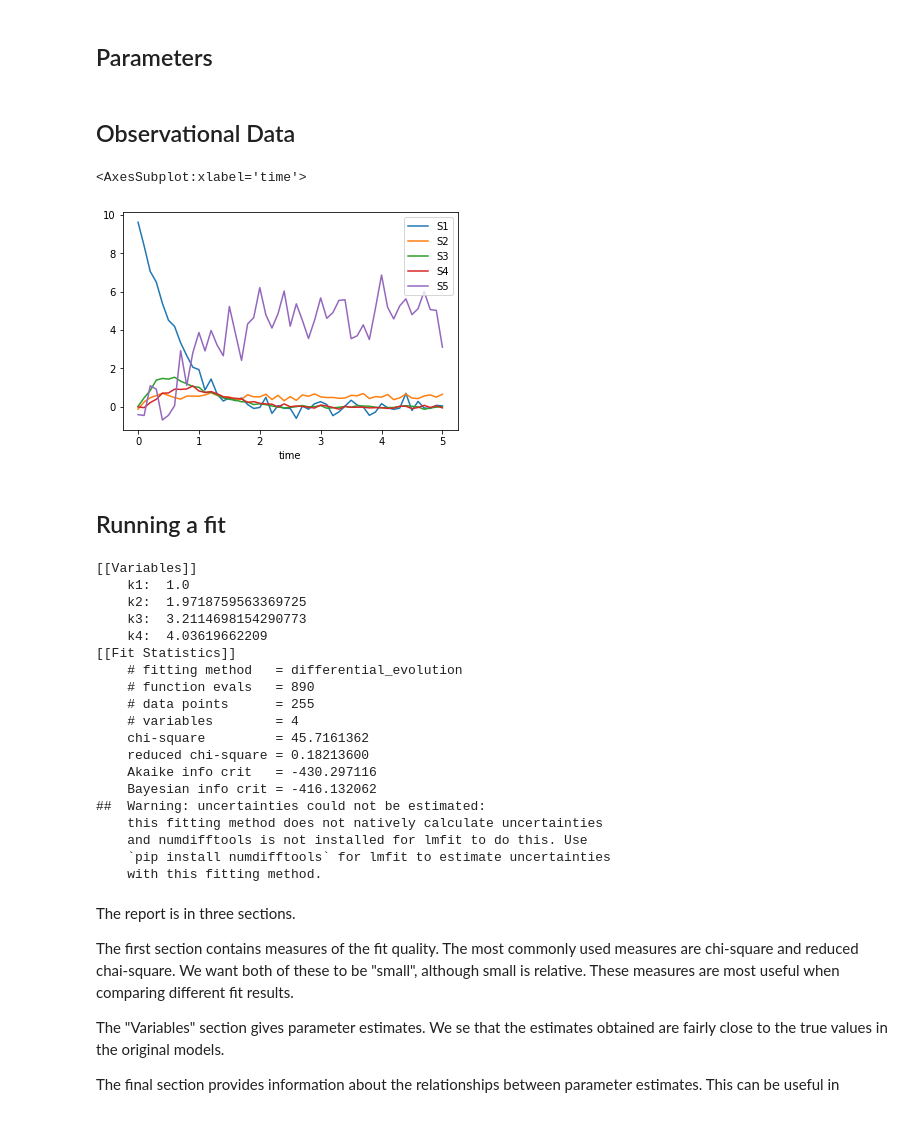
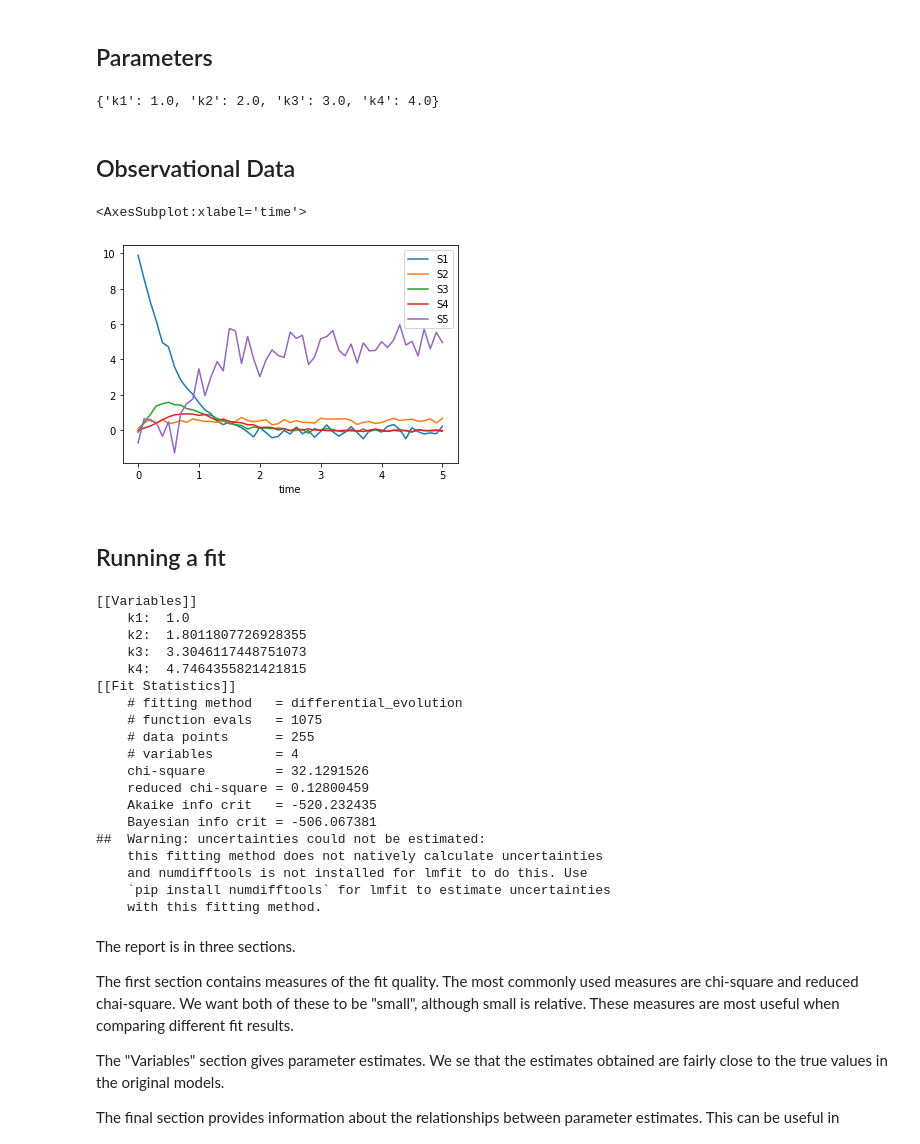
Before and after one commit to ModelEngineering/BIOEN-437, a Jupyter notebook: Lectures/Parameter-Fitting/pf_part_4_complete_example.ipynb, the cells around one changed output. Cells and saved outputs as stored; diff of their text form; code cells hidden in the pictures.

```diff
--- a/Lectures/Parameter-Fitting/pf_part_4_complete_example.ipynb
+++ b/Lectures/Parameter-Fitting/pf_part_4_complete_example.ipynb
@@ -22,10 +23,12 @@ import SBstoat
 # %% [markdown]
 # Helpers
 # %%
-MODEL = """
+TEST_MODEL = """
 A->B; A
 B->; k*B;
 A = 10;
 B=0
 k = 2
 """
+rr = te.loada(TEST_MODEL)
+TEST_MODEL_ARR = rr.simulate()
@@ -62,7 +53,7 @@ def arrToDF(arr):
     return df
 
 # Tests
-rr = te.loada(MODEL)
+rr = te.loada(TEST_MODEL)
 data = rr.simulate()
 assert(isinstance(arrToDF(data), pd.DataFrame))
 print("OK!")
@@ -81,7 +72,7 @@ def generateNoisyData(model, std, parameter_dct=None):
 
     Returns
     ------
-    DataFrame
+    SBstoat.NamedTimeseries
     """
     if parameter_dct is None:
         parameter_dct = {}
@@ -97,12 +88,12 @@ def generateNoisyData(model, std, parameter_dct=None):
     for column in noise_df.columns:
         noise_arr = np.random.normal(0, 0.2, len(noise_df))
         noise_df[column] = ser.loc[column]*noise_arr
-    return noise_df + df
+    return SBstoat.NamedTimeseries(dataframe=noise_df + df)
 
 # Tests
-df = generateNoisyData(MODEL, 0, parameter_dct={"k": 3})
-assert(isinstance(df, pd.DataFrame))
-assert(len(df) > 0)
+timeseries = generateNoisyData(TEST_MODEL, 0, parameter_dct={"k": 3})
+assert(isinstance(timeseries, SBstoat.NamedTimeseries))
+assert(len(timeseries) > 0)
 print("OK!")
 # %% [output]
 OK!
@@ -108,0 +120,21 @@ OK!
+# %%
+def getParameterValueDct(model):
+    """
+    Finds the name and value of all parameters.
+
+    Parameters
+    ----------
+    model: str (Antimony model)
+
+    Returns
+    -------
+    dict (key: str, value: float)
+    """
+    rr = te.loada(model)
+    return {n: rr[n] for n in rr.model.getGlobalParameterIds()}
+
+# Tests
+dct = getParameterValueDct(TEST_MODEL)
+assert(isinstance(dct, dict))
+assert("k" in dct.keys())
+print("OK!")
@@ -136,6 +217,11 @@ k4 = 0; # Nominal value of parameter
 """
 # %% [markdown]
 ## Parameters
+# %%
+# Get the values of parameters in a model
+getParameterValueDct(MODEL2)
+# %% [output]
+{'k1': 1.0, 'k2': 2.0, 'k3': 3.0, 'k4': 4.0}
 # %%
 # Name, minimal value, initial value, and maximum value of each parameter
 PARAMETERS = [
@@ -148,13 +253,12 @@ PARAMETERS = [
 ## Observational Data
 # %%
 # Generate synthetic data
-parameter_dct = {"k1": 1, "k2": 2, "k3": 3, "k4": 4}
-df = generateNoisyData(MODEL2, 0.2, parameter_dct=parameter_dct)
-OBSERVED_TS = NamedTimeseries(dataframe=df)
+parameter_value_dct = getParameterValueDct(MODEL2)
+OBSERVED_TS = generateNoisyData(MODEL2, 0.2, parameter_dct=parameter_value_dct)
 OBSERVED_TS.to_dataframe().plot()
 # %% [output]
 <AxesSubplot:xlabel='time'>
-[figure, old version]
+[figure, new version]
 # %% [markdown]
 ## Running a fit
 # %%
@@ -165,18 +269,18 @@ print(fitter1.reportFit())
 # %% [output]
 [[Variables]]
     k1:  1.0
-    k2:  1.9718759563369725
-    k3:  3.2114698154290773
-    k4:  4.03619662209
+    k2:  1.8011807726928355
+    k3:  3.3046117448751073
+    k4:  4.7464355821421815
 [[Fit Statistics]]
     # fitting method   = differential_evolution
-    # function evals   = 890
+    # function evals   = 1075
     # data points      = 255
     # variables        = 4
-    chi-square         = 45.7161362
-    reduced chi-square = 0.18213600
-    Akaike info crit   = -430.297116
-    Bayesian info crit = -416.132062
+    chi-square         = 32.1291526
+    reduced chi-square = 0.12800459
+    Akaike info crit   = -520.232435
+    Bayesian info crit = -506.067381
 ##  Warning: uncertainties could not be estimated:
     this fitting method does not natively calculate uncertainties
     and numdifftools is not installed for lmfit to do this. Use
```
Also changed, not shown: parts of 28 cells of this notebook, 1 other file.
